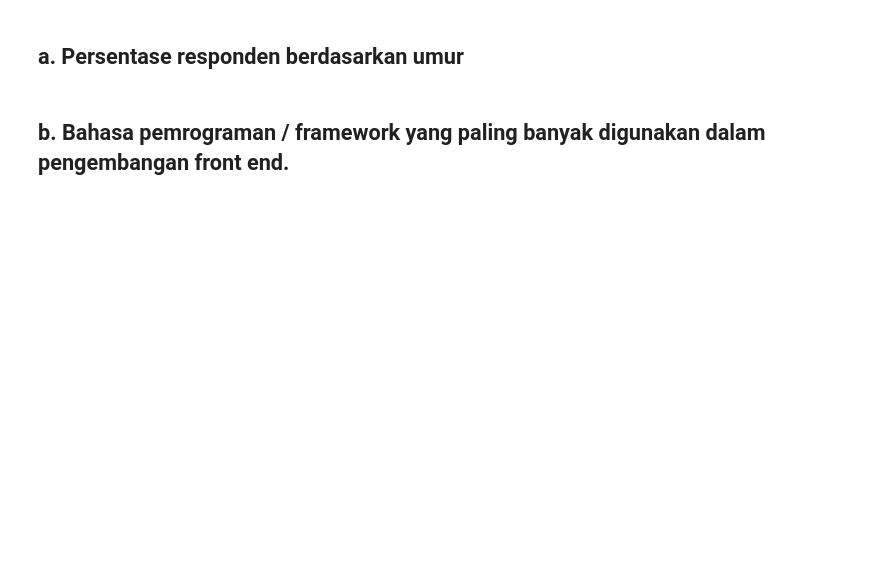
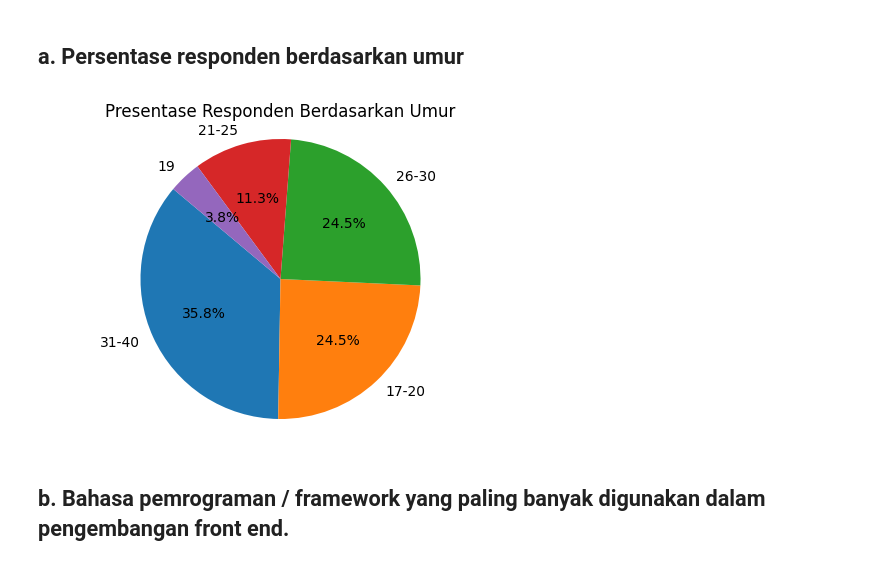
Before and after one commit to NewReyy/Data-Engineer_nuri-hidayatuloh, a Jupyter notebook: 20_Data-Visualization/Praktikum/Soal_Prioritas-2.ipynb, the cells around one changed output. Saved outputs shown, nothing was run; the diff lists cells and outputs as text; code cells hidden in the pictures; blank space fills up the shorter version.

```diff
--- a/20_Data-Visualization/Praktikum/Soal_Prioritas-2.ipynb
+++ b/20_Data-Visualization/Praktikum/Soal_Prioritas-2.ipynb
@@ -174,3 +174,9 @@ plt.show()
 [figure]
 # %% [markdown]
 # No. 2
+# %%
+# Mengambil data dari file JSON
+data_csv_survey = "survey.csv"
+data_survey = pd.read_csv(data_csv_survey)
+df_survey = pd.DataFrame(data_survey)
+df_survey
@@ -176,0 +233,11 @@ plt.show()
+# %%
+df_survey_clean = df_survey.dropna(subset=['favorite_back_end', 'salary_per_year_in_USD'])
+# %%
+# Menghapus baris dengan nilai '-' pada kolom 'age'
+df_survey_clean = df_survey_clean[df_survey_clean['age'] != "-"]
+
+# Menghapus baris dengan nilai '-' pada kolom 'favorite_front_end'
+df_survey_clean = df_survey_clean[df_survey_clean['favorite_front_end'] != "-"]
+# %%
+# Reset indeks DataFrame
+df_survey_clean.reset_index(drop=True, inplace=True)
@@ -177,4 +280,16 @@ plt.show()
 # %% [markdown]
 ## a. Persentase responden berdasarkan umur
+# %%
+# Menghitung jumlah responden berdasarkan umur
+age_counts = df_survey_clean['age'].value_counts()
+
+# Menggambar pie chart
+plt.figure(figsize=(6, 4))
+plt.pie(age_counts, labels=age_counts.index, autopct='%1.1f%%', startangle=140)
+plt.title('Presentase Responden Berdasarkan Umur')
+plt.axis('equal')  # Membuat pie chart menjadi lingkaran
+plt.show()
+# %% [output]
+[figure, added]
 # %% [markdown]
 ## b. Bahasa pemrograman / framework yang paling banyak digunakan dalam pengembangan front end.
```
Also changed, not shown: parts of 9 cells of this notebook, 1 other file.
